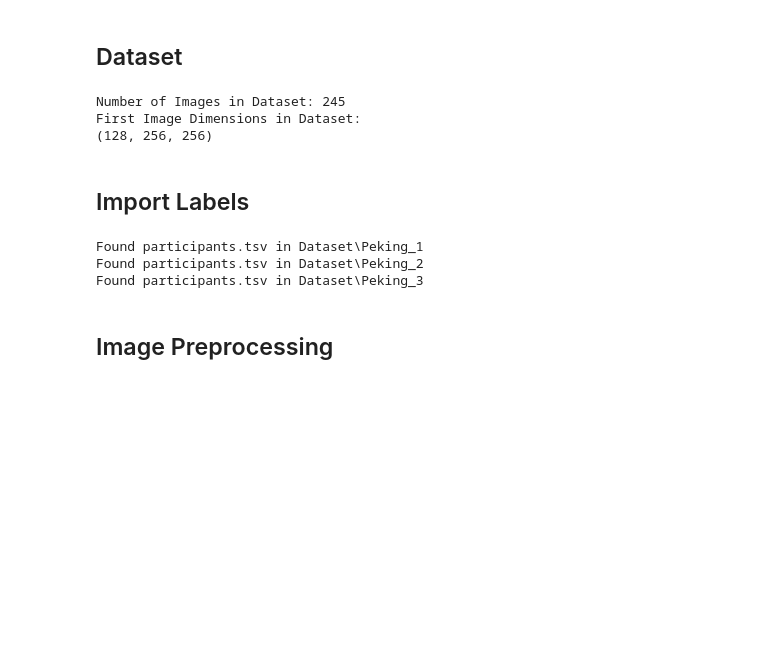
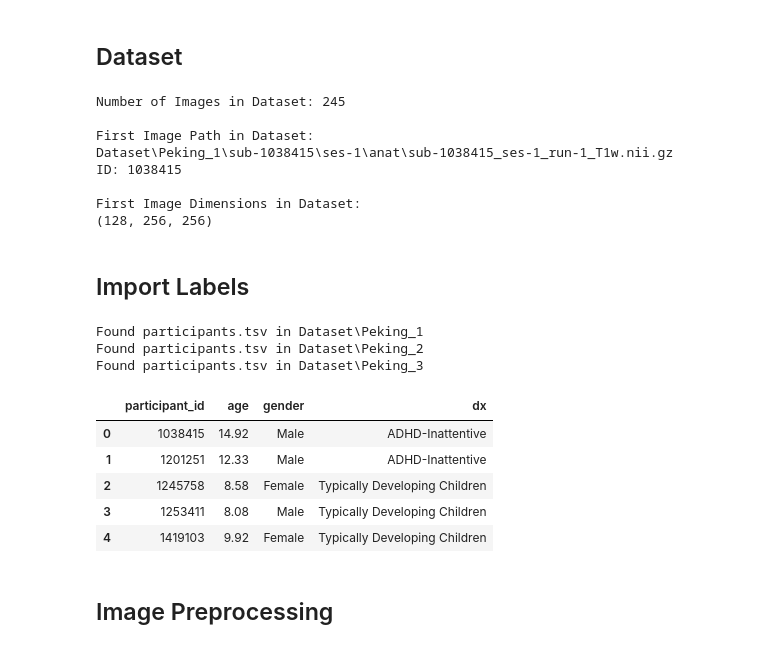
Before and after one commit to angelodelapaz/MLFinalProject, a Jupyter notebook: test.ipynb, the cells around one changed output. Saved outputs shown, nothing was run; the diff lists cells and outputs as text; code cells hidden in the pictures; blank space fills up the shorter version.

```diff
--- a/test.ipynb
+++ b/test.ipynb
@@ -67,6 +67,7 @@ for subdir in subdirectories:
                 # Load the Nifti image using TorchIO
                 subject = tio.Subject(
                     mri = tio.ScalarImage(file_path),
+                    id = int(os.path.basename(os.path.dirname(os.path.dirname(os.path.dirname(file_path)))).replace('sub-', ''))
                 )
                 dataset.append(subject)
 
@@ -74,10 +75,20 @@ for subdir in subdirectories:
 # Print the number of images in the dataset
 print('Number of Images in Dataset: ' + str(len(dataset)))
 
-print('First Image Dimensions in Dataset: ')
+# print the path of the first image
+print('\nFirst Image Path in Dataset: ')
+print(dataset[0].mri.path)
+print('ID:', dataset[0]['id'])
+
+print('\nFirst Image Dimensions in Dataset: ')
 print(dataset[0].spatial_shape)
 # %% [output]
 Number of Images in Dataset: 245
+
+First Image Path in Dataset:
+Dataset\Peking_1\sub-1038415\ses-1\anat\sub-1038415_ses-1_run-1_T1w.nii.gz
+ID: 1038415
+
 First Image Dimensions in Dataset:
 (128, 256, 256)
 # %% [markdown]
@@ -85,16 +96,23 @@ First Image Dimensions in Dataset:
 # %%
 # check if a file named participants.tsv exists in the each of the subfolder under the root directory
 # If it exists, load the file and display the contents
+df = pd.DataFrame()
 for subdir in subdirectories:
     if os.path.exists(os.path.join(subdir, 'participants.csv')):
         print('Found participants.tsv in ' + subdir)
-        df = pd.read_csv(os.path.join(subdir, 'participants.csv'), sep=',', header=0)
+        new_df = pd.read_csv(os.path.join(subdir, 'participants.csv'), sep=',', header=0)
+        new_df = new_df[['participant_id', 'age', 'gender', 'dx']]
+        df = pd.concat([df, new_df], ignore_index=True)
 
-for subject in dataset:
-    adhd_label = df['dx'].values[0]
-    adhd_label = 1 if adhd_label != 'Typically Developing Children' else 0
-    subject['adhd'] = adhd_label
+# Print the resulting DataFrame
+df.head()
 # %% [output]
 Found participants.tsv in Dataset\Peking_1
 Found participants.tsv in Dataset\Peking_2
 Found participants.tsv in Dataset\Peking_3
+|  | participant_id | age | gender | dx |
+| 0 | 1038415 | 14.92 | Male | ADHD-Inattentive |
+| 1 | 1201251 | 12.33 | Male | ADHD-Inattentive |
+| 2 | 1245758 | 8.58 | Female | Typically Developing Children |
+| 3 | 1253411 | 8.08 | Male | Typically Developing Children |
+| 4 | 1419103 | 9.92 | Female | Typically Developing Children |
```
Also changed, not shown: parts of 2 cells of this notebook, 1 other file.
